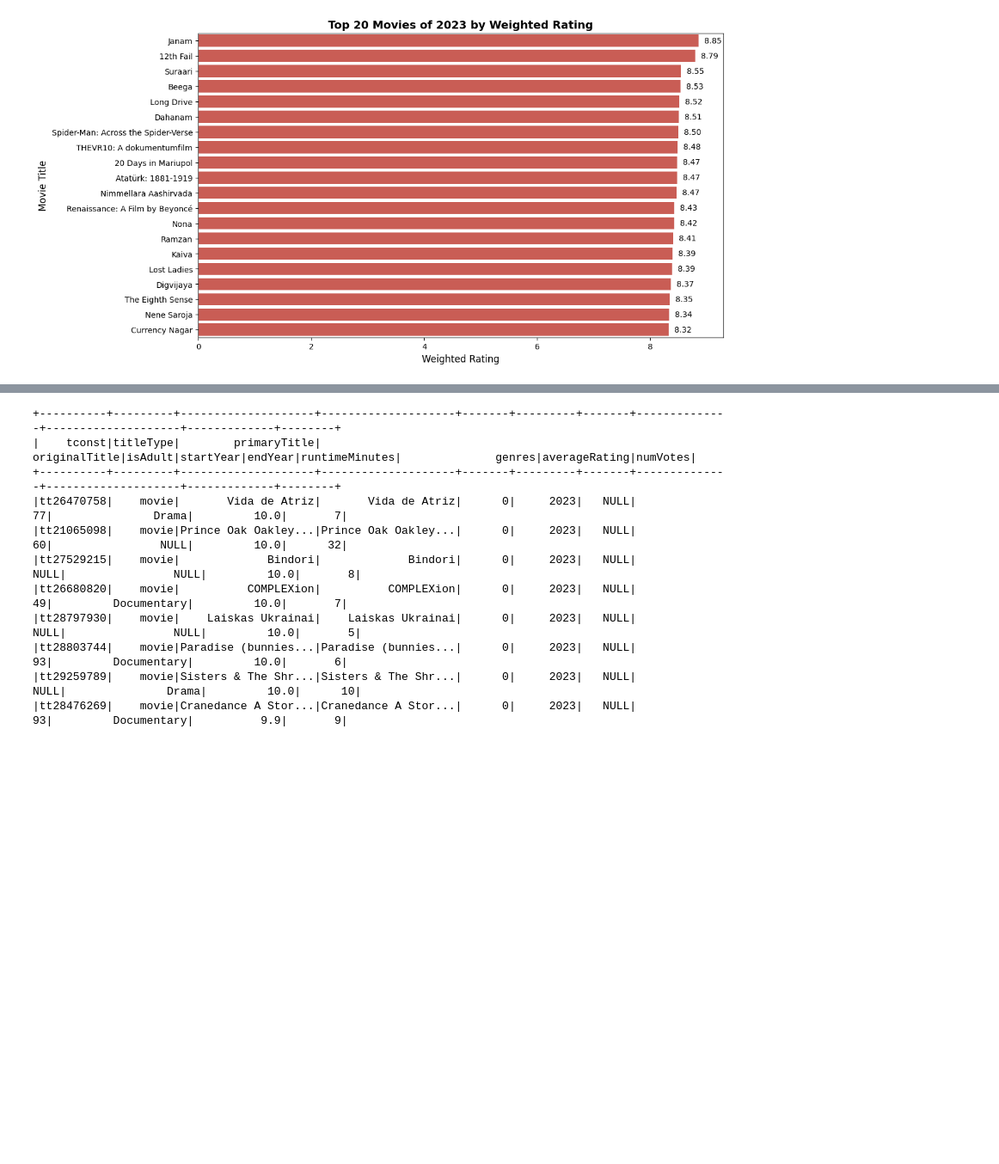
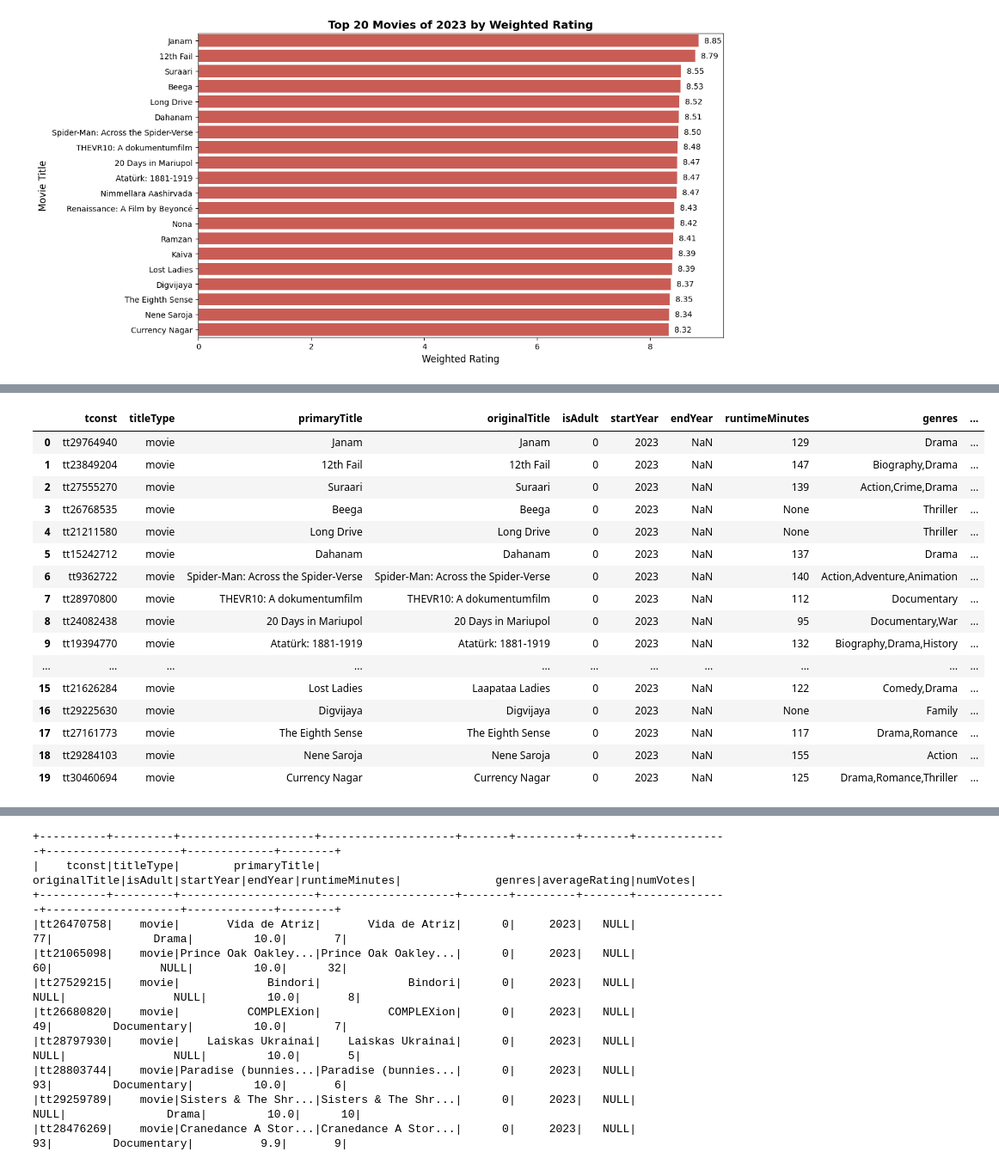
Before and after one commit to atomicshells/imdb-project, a Jupyter notebook: notebooks/exploratory-analysis.ipynb, the cells around one changed output, grey strips where cells are left out. Shown at 86% size. Saved outputs shown, nothing was run; the diff lists cells and outputs as text; code cells hidden in the pictures; blank space fills up the shorter version.

```diff
--- a/notebooks/exploratory-analysis.ipynb
+++ b/notebooks/exploratory-analysis.ipynb
@@ -674,3 +672,23 @@ ConnectionRefusedError: [WinError 10061] No connection could be made because the
+# %%
+top_20_pd.head(20)
+# %% [output]
+|  | tconst | titleType | primaryTitle | originalTitle | isAdult | startYear | endYear | runtimeMinutes | genres | ... |
+| 0 | tt29764940 | movie | Janam | Janam | 0 | 2023 | NaN | 129 | Drama | ... |
+| 1 | tt23849204 | movie | 12th Fail | 12th Fail | 0 | 2023 | NaN | 147 | Biography,Drama | ... |
+| 2 | tt27555270 | movie | Suraari | Suraari | 0 | 2023 | NaN | 139 | Action,Crime,Drama | ... |
+| 3 | tt26768535 | movie | Beega | Beega | 0 | 2023 | NaN | None | Thriller | ... |
+| 4 | tt21211580 | movie | Long Drive | Long Drive | 0 | 2023 | NaN | None | Thriller | ... |
+| 5 | tt15242712 | movie | Dahanam | Dahanam | 0 | 2023 | NaN | 137 | Drama | ... |
+| 6 | tt9362722 | movie | Spider-Man: Across the Spider-Verse | Spider-Man: Across the Spider-Verse | 0 | 2023 | NaN | 140 | Action,Adventure,Animation | ... |
+| 7 | tt28970800 | movie | THEVR10: A dokumentumfilm | THEVR10: A dokumentumfilm | 0 | 2023 | NaN | 112 | Documentary | ... |
+| 8 | tt24082438 | movie | 20 Days in Mariupol | 20 Days in Mariupol | 0 | 2023 | NaN | 95 | Documentary,War | ... |
+| 9 | tt19394770 | movie | Atatürk: 1881-1919 | Atatürk: 1881-1919 | 0 | 2023 | NaN | 132 | Biography,Drama,History | ... |
+| ... | ... | ... | ... | ... | ... | ... | ... | ... | ... | ... |
+| 15 | tt21626284 | movie | Lost Ladies | Laapataa Ladies | 0 | 2023 | NaN | 122 | Comedy,Drama | ... |
+| 16 | tt29225630 | movie | Digvijaya | Digvijaya | 0 | 2023 | NaN | None | Family | ... |
+| 17 | tt27161773 | movie | The Eighth Sense | The Eighth Sense | 0 | 2023 | NaN | 117 | Drama,Romance | ... |
+| 18 | tt29284103 | movie | Nene Saroja | Nene Saroja | 0 | 2023 | NaN | 155 | Action | ... |
+| 19 | tt30460694 | movie | Currency Nagar | Currency Nagar | 0 | 2023 | NaN | 125 | Drama,Romance,Thriller | ... |
 # %%
 # Step 2: Assign colors using the genre list
 import matplotlib.pyplot as plt
```
Also changed, not shown: parts of 2 cells of this notebook.
